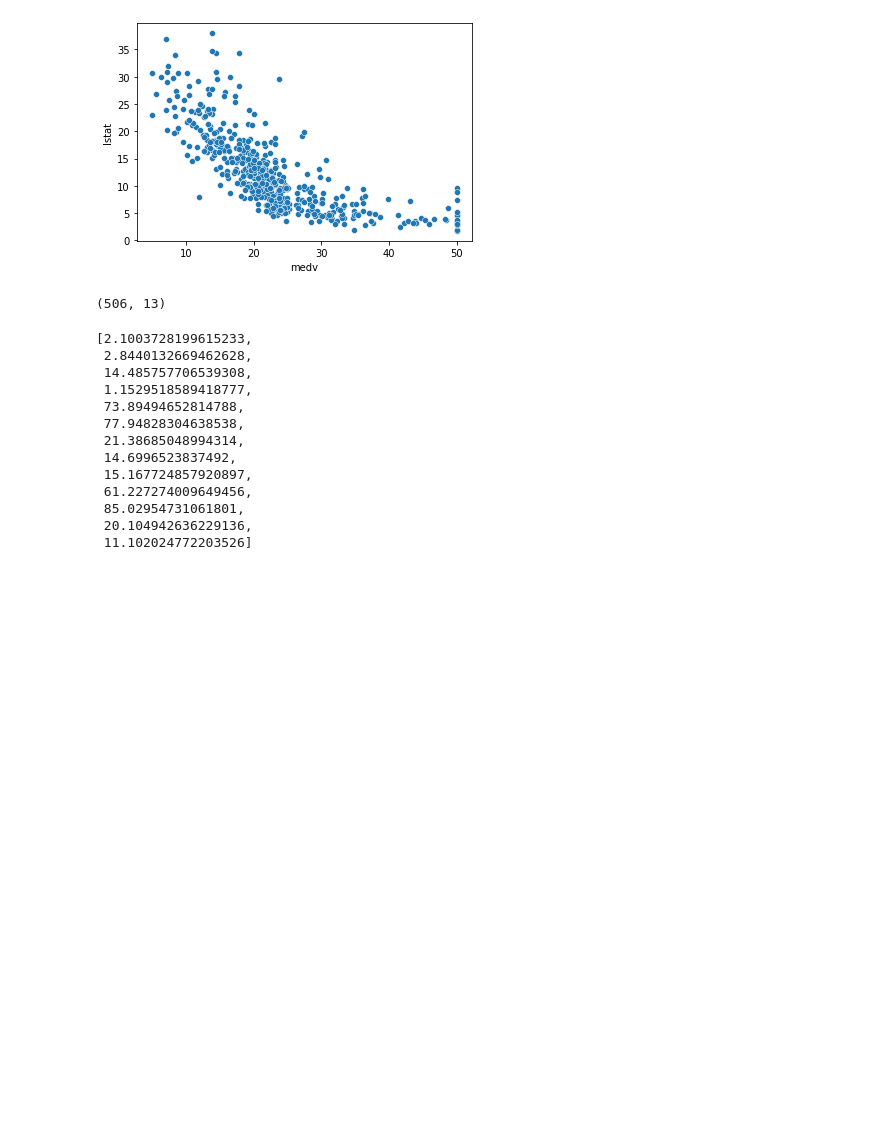
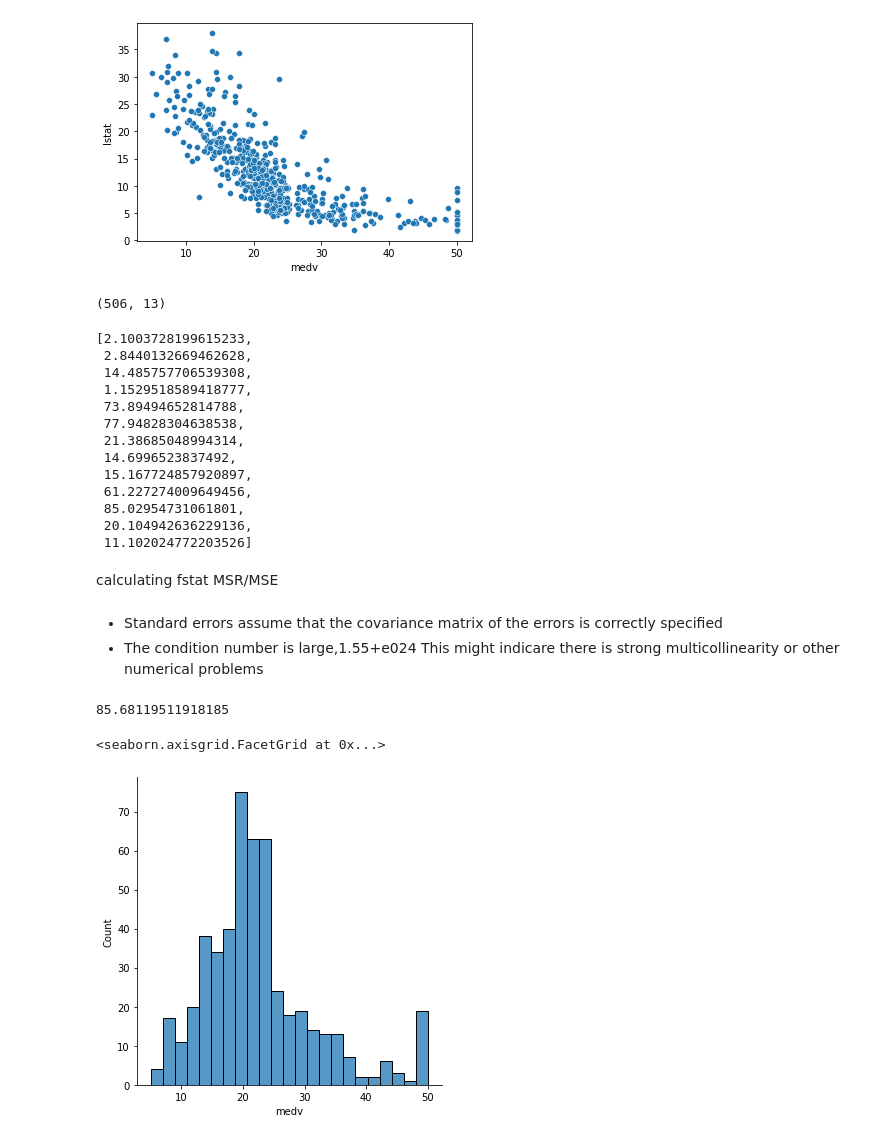
Before and after one commit to EshaanJoshiSDBI/Notes, a Jupyter notebook: Sem4/Fundamentals of Pattern Recognition/Nov29.ipynb, the cells around one changed output. Drawn from its saved outputs; the diff is of its cells as text; code cells hidden in the pictures; blank space fills up the shorter version.

```diff
--- a/Sem4/Fundamentals of Pattern Recognition/Nov29.ipynb
+++ b/Sem4/Fundamentals of Pattern Recognition/Nov29.ipynb
@@ -355,0 +354,3 @@ variance_inflation_factor()
+# %% [markdown]
+calculating fstat
+MSR/MSE
@@ -355,0 +361,12 @@ variance_inflation_factor()
+# %% [markdown]
+- Standard errors assume that the covariance matrix of the errors is correctly specified
+- The condition number is large,1.55+e024 This might indicare there is strong multicollinearity or other numerical problems
+# %%
+F_stat
+# %% [output]
+85.68119511918185
+# %%
+sns.displot(df_boston['medv'])
+# %% [output]
+<seaborn.axisgrid.FacetGrid at 0x...>
+[figure, added]
```
Also changed, not shown: parts of 47 cells of this notebook.
